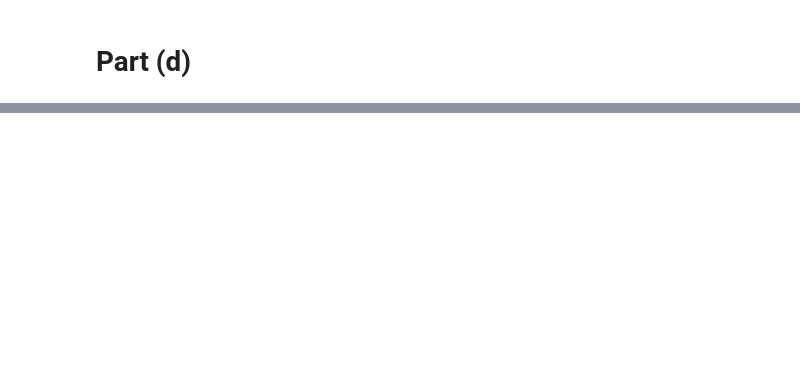
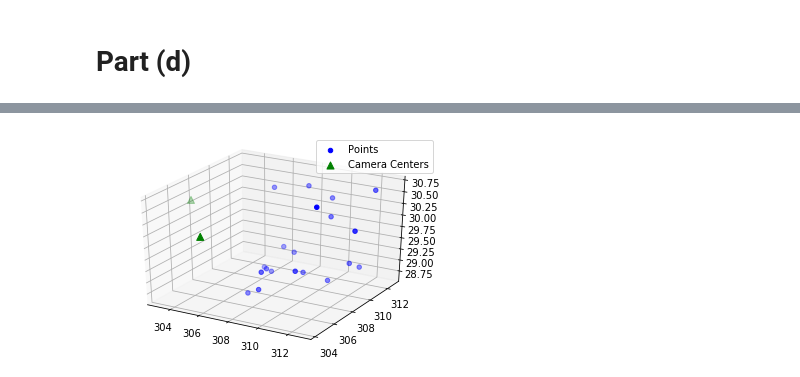
Before and after one commit to katherineyun/CS543, a Jupyter notebook: mp3/MP3_Q2_starter.ipynb, the cells around one changed output, grey strips where cells are left out. Cells and saved outputs as stored; diff of their text form; code cells hidden in the pictures; blank space fills up the shorter version.

```diff
--- a/mp3/MP3_Q2_starter.ipynb
+++ b/mp3/MP3_Q2_starter.ipynb
@@ -198,23 +277,25 @@ print(lib2_proj)
 # Part (c)
 # %%
 # Write your code here for computing camera centers
-def calc_camera_center(...):
+def calc_camera_center(M):
     """
     write your code to get camera center in the world
     from the projection matrix
     """
     # <YOUR CODE>
-    pass
+    u, s, v = np.linalg.svd(M)
+    c = v[len(v)-1]/v[len(v)-1][-1]
+    return c
 
 # <YOUR CODE> compute the camera centers using
 # the projection matrices
-lab1_c = calc_camera_center(...)
-lab2_c = calc_camera_center(...)
+lab1_c = calc_camera_center(lab1_proj)
+lab2_c = calc_camera_center(lab2_proj)
 print('lab1 camera center', lab1_c)
 print('lab2 camera center', lab2_c)
 
 # <YOUR CODE> compute the camera centers with the projection matrices
-lib1_c = calc_camera_center(...)
-lib2_c = calc_camera_center(...)
+lib1_c = calc_camera_center(lib1_proj)
+lib2_c = calc_camera_center(lib2_proj)
 print('library1 camera center', lib1_c)
 print('library2 camera center', lib2_c)
@@ -273,0 +309,70 @@ ax.legend(loc='best')
+# %%
+# Write your code here for triangulation
+def triangulation(proj1, proj2, matches):
+    """
+    write your code to triangulate the points in 3D
+    """
+    # <YOUR CODE>
+    points_3d = np.zeros((len(matches), 4))
+    for i in range(len(matches)):
+        M1 = np.array([[0, -1, matches[i,1]],
+                          [1, 0, -matches[i,0]],
+                          [-matches[i,1], matches[i,0], 0]])
+
+        M2 = np.array([[0, -1, matches[i,3]],
+                          [1, 0, -matches[i,2]],
+                          [-matches[i,3], matches[i,2], 0]])
+        M = np.concatenate((np.matmul(M1, proj1), np.matmul(M2, proj2)))
+        u, s, v = np.linalg.svd(M)
+        points_3d[i] = v[len(v)-1]/v[len(v)-1][-1]
+    return points_3d
+
+def evaluate_points_3d(lab1_proj, lab2_proj, points_3d_lab, matches_lab):
+    """
+    write your code to evaluate the triangulated 3D points
+    """
+    # <YOUR CODE>
+    M1 = np.matmul(lab1_proj, points_3d_lab.T).T
+    M1 = M1/M1[:, -1][:, np.newaxis]
+    M2 = np.matmul(lab2_proj, points_3d_lab.T).T
+    M2 = M2/M2[:, -1][:, np.newaxis]
+    M = np.concatenate((M1[:,0:2], M2[:,0:2]), axis = 1)
+    res = np.linalg.norm(M-matches_lab)**2
+    return np.mean(res)
+
+# triangulate the 3D point cloud for the lab data
+matches_lab = np.loadtxt('./data/Q2/lab_matches.txt')
+points_3d_gt = np.loadtxt('./data/Q2/lab_3d.txt')
+points_3d_lab = triangulation(lab1_proj, lab2_proj, matches_lab) # <YOUR CODE>
+res_3d_lab = evaluate_points_3d(lab1_proj, lab2_proj,points_3d_lab, matches_lab) # <YOUR CODE>
+print('Mean 3D reconstuction error for the lab data: ', round(np.mean(res_3d_lab), 5))
+_, res_2d_lab1 = evaluate_points(lab1_proj, matches_lab[:,0:2], points_3d_lab[:,0:3])
+_, res_2d_lab2 = evaluate_points(lab2_proj, matches_lab[:,2:4], points_3d_lab[:,0:3])
+print('2D reprojection error for the lab 1 data: ', np.mean(res_2d_lab1))
+print('2D reprojection error for the lab 2 data: ', np.mean(res_2d_lab2))
+# visualization of lab point cloud
+camera_centers = np.vstack((lab1_c, lab2_c))
+fig = plt.figure()
+ax = fig.add_subplot(111, projection='3d')
+ax.scatter(points_3d_lab[:, 0], points_3d_lab[:, 1], points_3d_lab[:, 2], c='b', label='Points')
+ax.scatter(camera_centers[:, 0], camera_centers[:, 1], camera_centers[:, 2], c='g', s=50, marker='^', label='Camera Centers')
+ax.legend(loc='best')
+
+# # triangulate the 3D point cloud for the library data
+matches_lib = np.loadtxt('./data/Q2/library_matches.txt')
+points_3d_lib = triangulation(lib1_proj, lib2_proj, matches_lib) # <YOUR CODE>
+_, res_2d_lib1 = evaluate_points(lib1_proj, matches_lib[:,0:2], points_3d_lib[:,0:3])
+_, res_2d_lib2 = evaluate_points(lib2_proj, matches_lib[:,2:4], points_3d_lib[:,0:3])
+print('2D reprojection error for the library 1 data: ', np.mean(res_2d_lib1))
+print('2D reprojection error for the library 2 data: ', np.mean(res_2d_lib2))
+# visualization of library point cloud
+camera_centers_library = np.vstack((lib1_c, lib2_c))
+fig = plt.figure()
+ax = fig.add_subplot(111, projection='3d')
+ax.scatter(points_3d_lib[:, 0], points_3d_lib[:, 1], points_3d_lib[:, 2], c='b', label='Points')
+ax.scatter(camera_centers_library[:, 0], camera_centers_library[:, 1],
+           camera_centers_library[:, 2], c='g', s=90,
+           marker='^', label='Camera Centers')
+ax.view_init(azim=-45, elev=45)
+ax.legend(loc='best')
+# %% [output]
@@ -273,0 +385 @@ ax.legend(loc='best')
+[figure, added]
```
Also changed, not shown: parts of 9 cells of this notebook.
